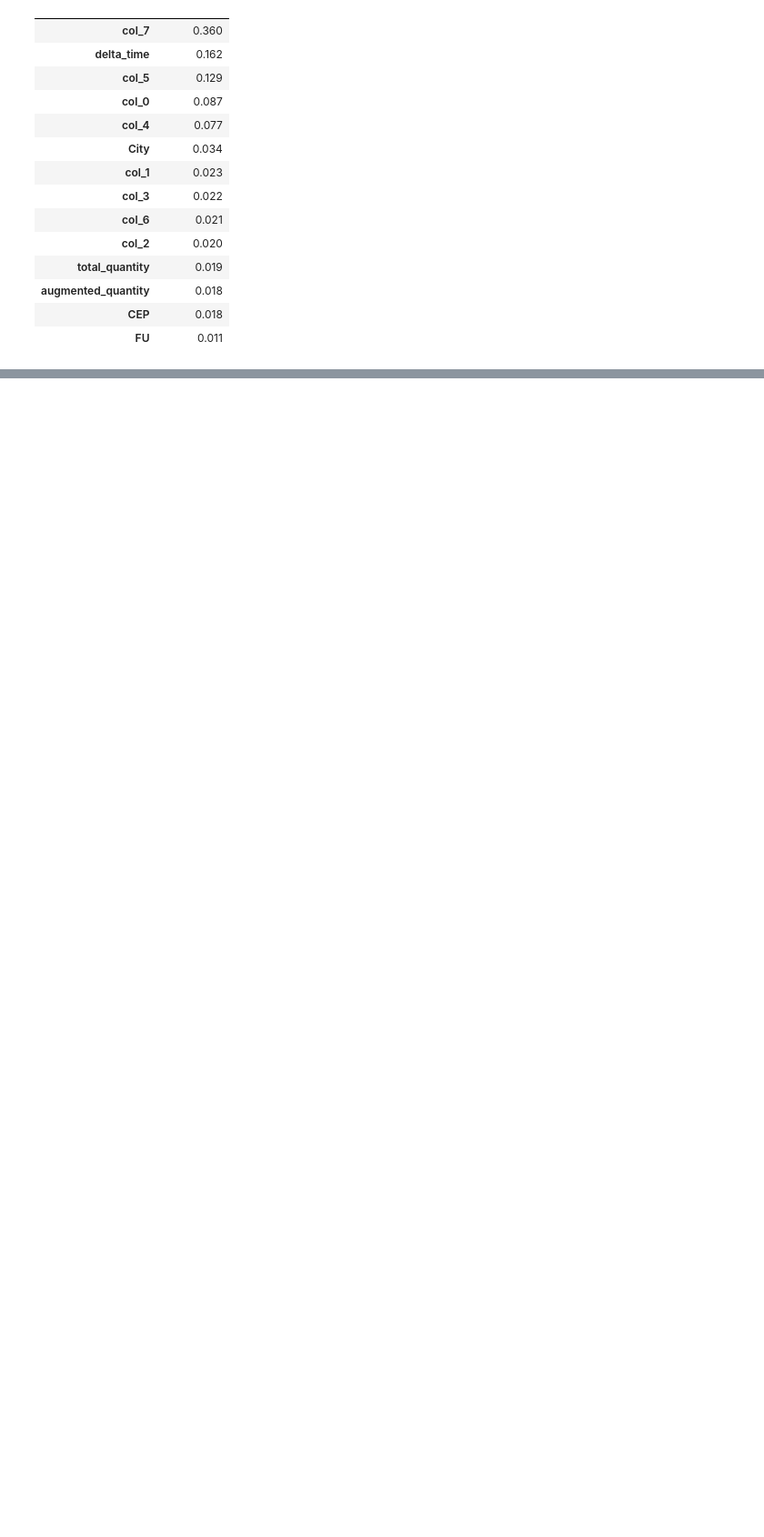
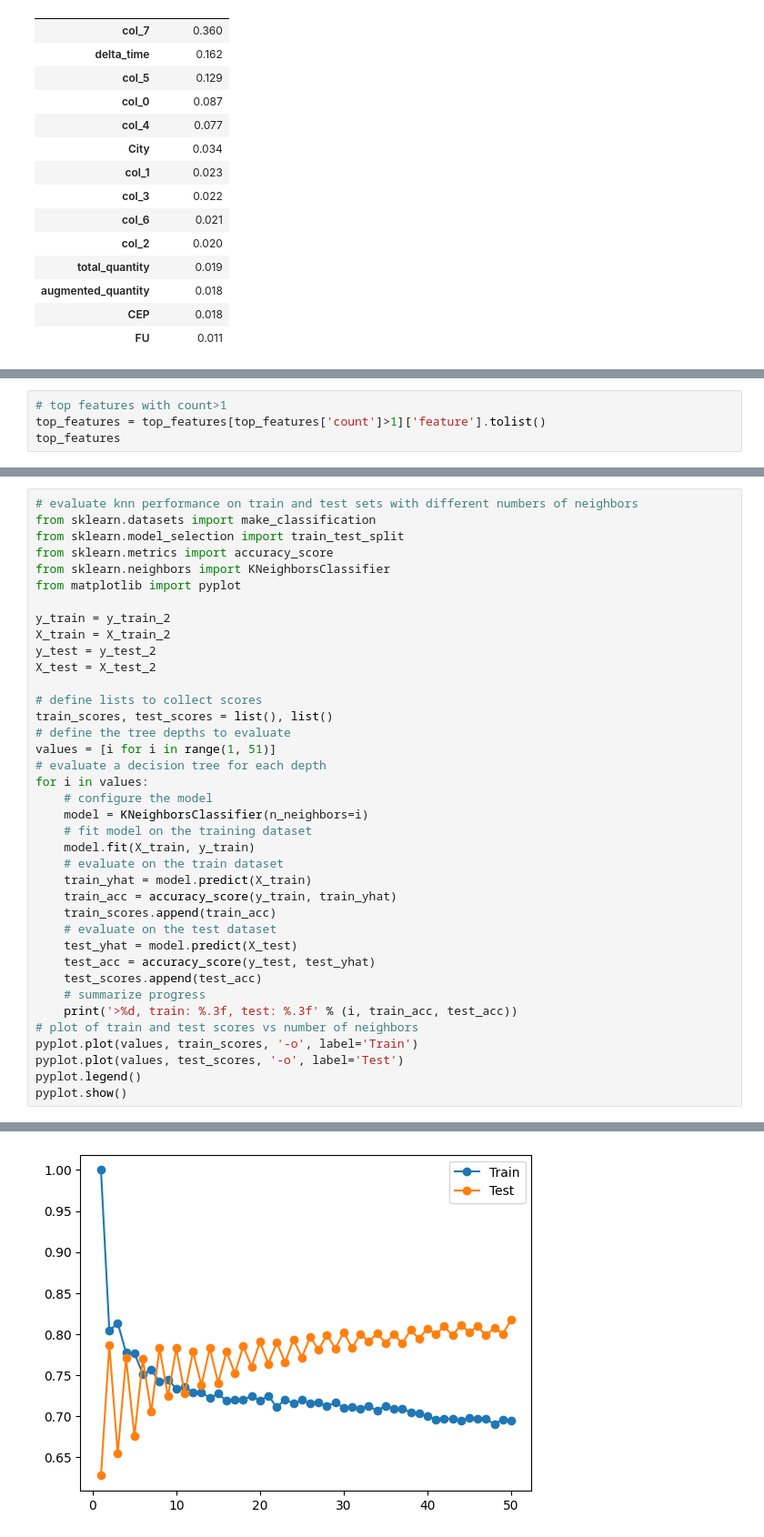
Before and after one commit to galvsoliveira/ds_challenge, a Jupyter notebook: notebooks/classification.ipynb, the cells around one changed output, grey strips where cells are left out. Shown at 91% size. Saved outputs shown, nothing was run; the diff lists cells and outputs as text; blank space fills up the shorter version.

```diff
--- a/notebooks/analysis.ipynb
+++ b/notebooks/classification.ipynb
@@ -539,0 +616,4 @@ importances_forest
+# %%
+# top features with count>1
+top_features = top_features[top_features['count']>1]['feature'].tolist()
+top_features
@@ -715,0 +799,39 @@ KeyError: "None of [Int64Index([ 3435,  3436,  3437,  3438,  3439,  3440,  3441,
+# %%
+# evaluate knn performance on train and test sets with different numbers of neighbors
+from sklearn.datasets import make_classification
+from sklearn.model_selection import train_test_split
+from sklearn.metrics import accuracy_score
+from sklearn.neighbors import KNeighborsClassifier
+from matplotlib import pyplot
+
+y_train = y_train_2
+X_train = X_train_2
+y_test = y_test_2
+X_test = X_test_2
+
+# define lists to collect scores
+train_scores, test_scores = list(), list()
+# define the tree depths to evaluate
+values = [i for i in range(1, 51)]
+# evaluate a decision tree for each depth
+for i in values:
+	# configure the model
+	model = KNeighborsClassifier(n_neighbors=i)
+	# fit model on the training dataset
+	model.fit(X_train, y_train)
+	# evaluate on the train dataset
+	train_yhat = model.predict(X_train)
+	train_acc = accuracy_score(y_train, train_yhat)
+	train_scores.append(train_acc)
+	# evaluate on the test dataset
+	test_yhat = model.predict(X_test)
+	test_acc = accuracy_score(y_test, test_yhat)
+	test_scores.append(test_acc)
+	# summarize progress
+	print('>%d, train: %.3f, test: %.3f' % (i, train_acc, test_acc))
+# plot of train and test scores vs number of neighbors
+pyplot.plot(values, train_scores, '-o', label='Train')
+pyplot.plot(values, test_scores, '-o', label='Test')
+pyplot.legend()
+pyplot.show()
+# %% [output]
@@ -715,0 +855 @@ KeyError: "None of [Int64Index([ 3435,  3436,  3437,  3438,  3439,  3440,  3441,
+[figure, added]
```
Also changed, not shown: parts of 36 cells of this notebook.
